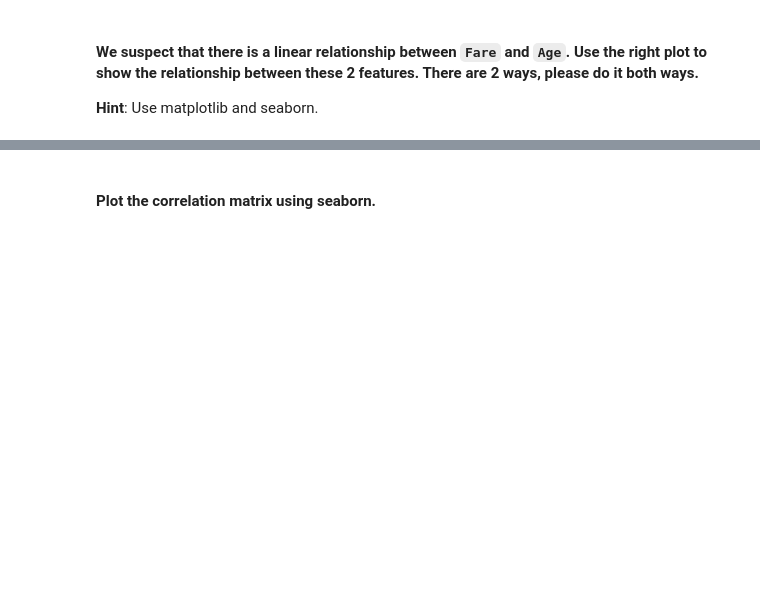
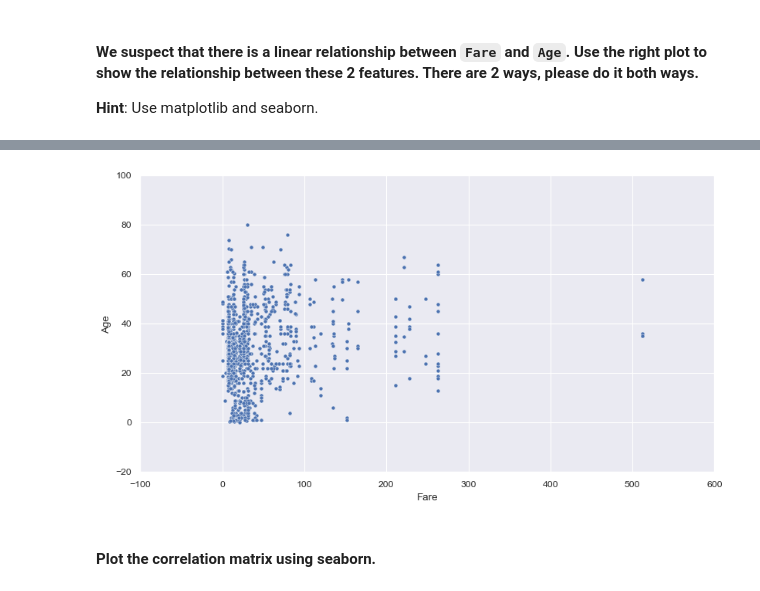
Before and after one commit to Ironhack-Data-Madrid-Octubre-2023/5.2-lab_matplotlib_seaborn, a Jupyter notebook: your-code/main.ipynb, the cells around one changed output, grey strips where cells are left out. Drawn from its saved outputs; the diff is of its cells as text; code cells hidden in the pictures; blank space fills up the shorter version.

```diff
--- a/your-code/main.ipynb
+++ b/your-code/main.ipynb
@@ -289,2 +286,7 @@ your comments here
+# %%
+# Method 2 - seaborn
+sns.scatterplot(data=titanic, x='Fare', y="Age");
+# %% [output]
+[figure, added]
 # %% [markdown]
 #### Plot the correlation matrix using seaborn.
```
Also changed, not shown: parts of 13 cells of this notebook.
